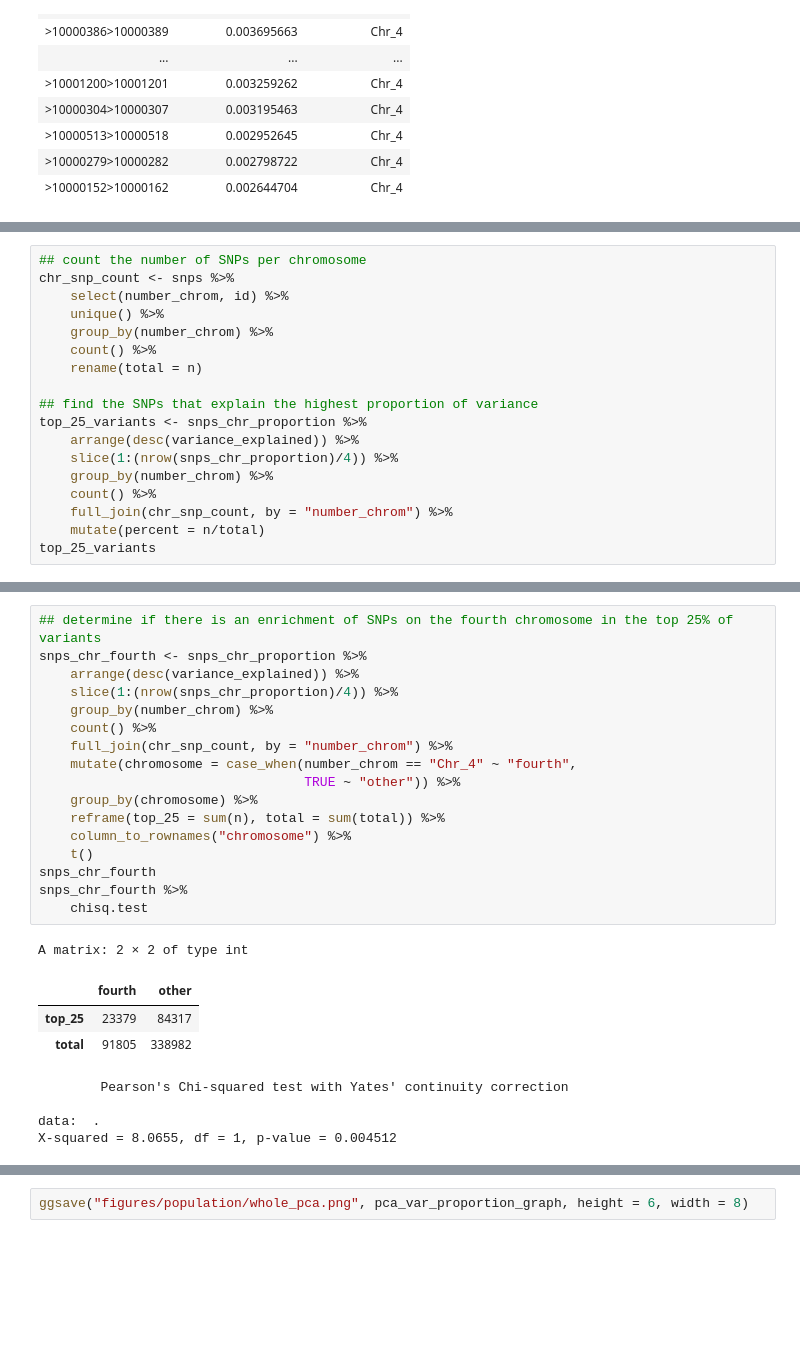
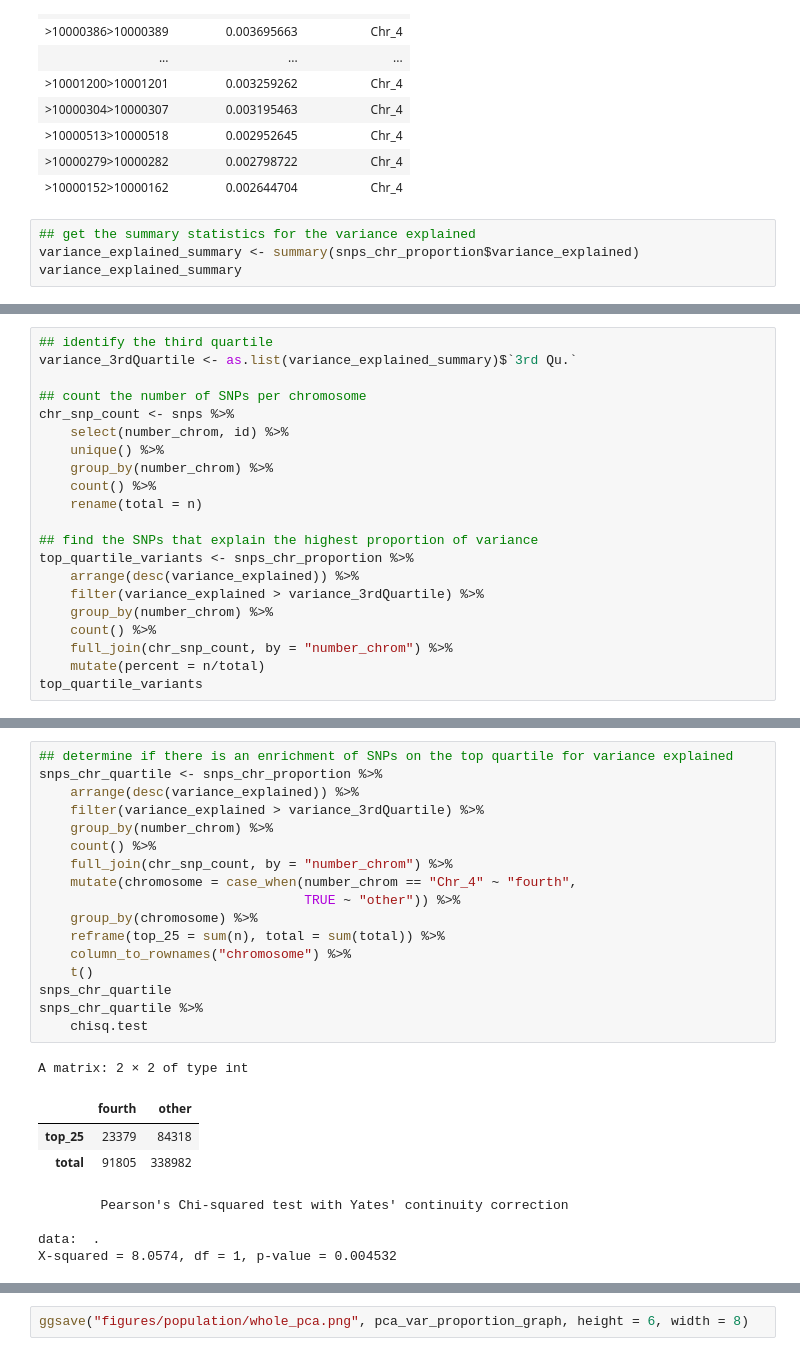
Before and after one commit to zwoonavery/americana_protoneoY, a Jupyter notebook: analysis/R_population_zwa.ipynb, the cells around one changed output, grey strips where cells are left out. Drawn from its saved outputs; the diff is of its cells as text; blank space fills up the shorter version.

```diff
--- a/analysis/R_population_zwa.ipynb
+++ b/analysis/R_population_zwa.ipynb
@@ -232,3 +233,7 @@ A data.frame: 20 × 3
 | >10000513>10000518 | 0.002952645 | Chr_4 |
 | >10000279>10000282 | 0.002798722 | Chr_4 |
 | >10000152>10000162 | 0.002644704 | Chr_4 |
+# %%
+## get the summary statistics for the variance explained
+variance_explained_summary <- summary(snps_chr_proportion$variance_explained)
+variance_explained_summary
@@ -235,4 +243,7 @@ A data.frame: 20 × 3
 # %%
+## identify the third quartile
+variance_3rdQuartile <- as.list(variance_explained_summary)$`3rd Qu.`
+
 ## count the number of SNPs per chromosome
 chr_snp_count <- snps %>%
     select(number_chrom, id) %>%
@@ -242,14 +253,14 @@ chr_snp_count <- snps %>%
     rename(total = n)
 
 ## find the SNPs that explain the highest proportion of variance
-top_25_variants <- snps_chr_proportion %>%
+top_quartile_variants <- snps_chr_proportion %>%
     arrange(desc(variance_explained)) %>%
-    slice(1:(nrow(snps_chr_proportion)/4)) %>%
+    filter(variance_explained > variance_3rdQuartile) %>%
     group_by(number_chrom) %>%
     count() %>%
     full_join(chr_snp_count, by = "number_chrom") %>%
     mutate(percent = n/total)
-top_25_variants
+top_quartile_variants
 # %% [output]
 A grouped_df: 6 × 4
 | number_chrom | n | total | percent |
@@ -263,29 +297,29 @@ A grouped_df: 6 × 4
 # %%
-## determine if there is an enrichment of SNPs on the fourth chromosome in the top 25% of variants
-snps_chr_fourth <- snps_chr_proportion %>%
+## determine if there is an enrichment of SNPs on the top quartile for variance explained
+snps_chr_quartile <- snps_chr_proportion %>%
     arrange(desc(variance_explained)) %>%
-    slice(1:(nrow(snps_chr_proportion)/4)) %>%
+    filter(variance_explained > variance_3rdQuartile) %>%
     group_by(number_chrom) %>%
     count() %>%
     full_join(chr_snp_count, by = "number_chrom") %>%
     mutate(chromosome = case_when(number_chrom == "Chr_4" ~ "fourth",
                                   TRUE ~ "other")) %>%
     group_by(chromosome) %>%
     reframe(top_25 = sum(n), total = sum(total)) %>%
     column_to_rownames("chromosome") %>%
     t()
-snps_chr_fourth
-snps_chr_fourth %>%
+snps_chr_quartile
+snps_chr_quartile %>%
     chisq.test
 # %% [output]
 A matrix: 2 × 2 of type int
 |  | fourth | other |
-| top_25 | 23379 | 84317 |
+| top_25 | 23379 | 84318 |
 | total | 91805 | 338982 |
         Pearson's Chi-squared test with Yates' continuity correction
 
 data:  .
-X-squared = 8.0655, df = 1, p-value = 0.004512
+X-squared = 8.0574, df = 1, p-value = 0.004532
 # %%
 ## plot the proportion of variance explained by each PC
 pca_var_proportion_graph <- snps_pca$x %>%
```
Also changed, not shown: parts of 69 cells of this notebook, 12 other files.
